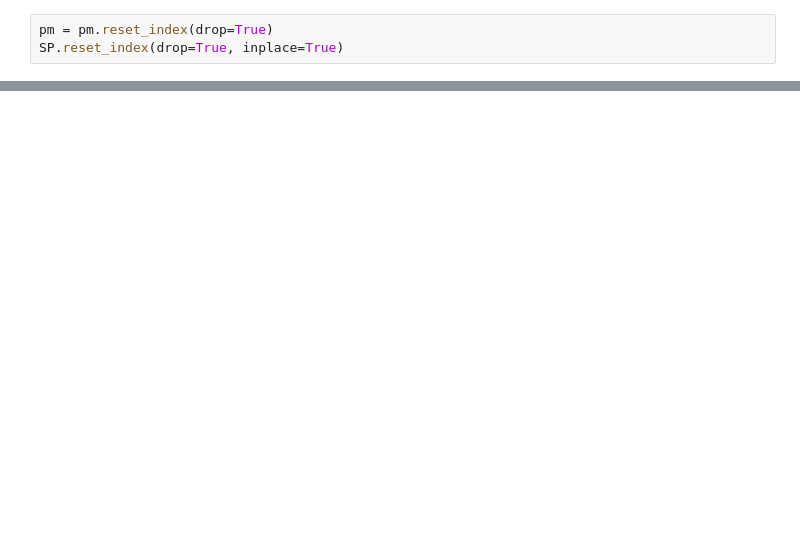
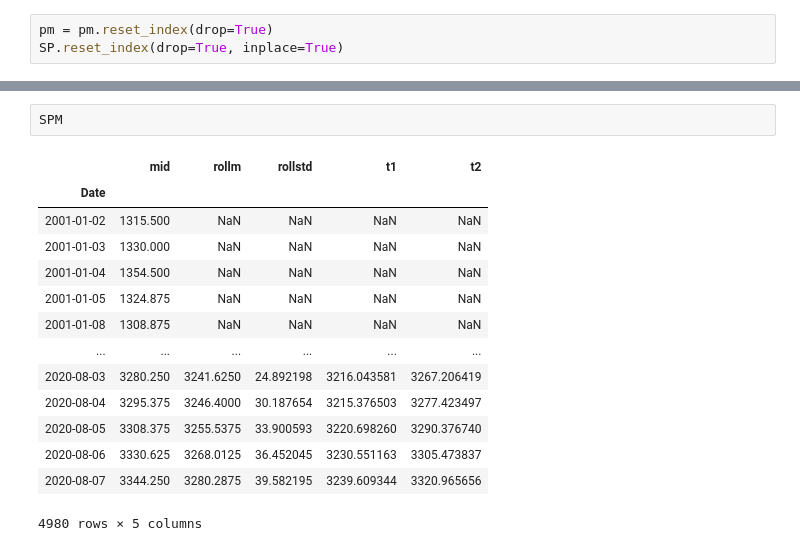
Before and after one commit to ksn38/GB, a Jupyter notebook: 8.ipynb, the cells around one changed output, grey strips where cells are left out. Drawn from its saved outputs; the diff is of its cells as text; blank space fills up the shorter version.

```diff
--- a/8.ipynb
+++ b/8.ipynb
@@ -269,0 +279,17 @@ plt.show()
+# %%
+SPM
+# %% [output]
+|  | mid | rollm | rollstd | t1 | t2 |
+| Date |  |  |  |  |  |
+| 2001-01-02 | 1315.500 | NaN | NaN | NaN | NaN |
+| 2001-01-03 | 1330.000 | NaN | NaN | NaN | NaN |
+| 2001-01-04 | 1354.500 | NaN | NaN | NaN | NaN |
+| 2001-01-05 | 1324.875 | NaN | NaN | NaN | NaN |
+| 2001-01-08 | 1308.875 | NaN | NaN | NaN | NaN |
+| ... | ... | ... | ... | ... | ... |
+| 2020-08-03 | 3280.250 | 3241.6250 | 24.892198 | 3216.043581 | 3267.206419 |
+| 2020-08-04 | 3295.375 | 3246.4000 | 30.187654 | 3215.376503 | 3277.423497 |
+| 2020-08-05 | 3308.375 | 3255.5375 | 33.900593 | 3220.698260 | 3290.376740 |
+| 2020-08-06 | 3330.625 | 3268.0125 | 36.452045 | 3230.551163 | 3305.473837 |
+| 2020-08-07 | 3344.250 | 3280.2875 | 39.582195 | 3239.609344 | 3320.965656 |
+4980 rows × 5 columns
```
Also changed, not shown: parts of 13 cells of this notebook.
